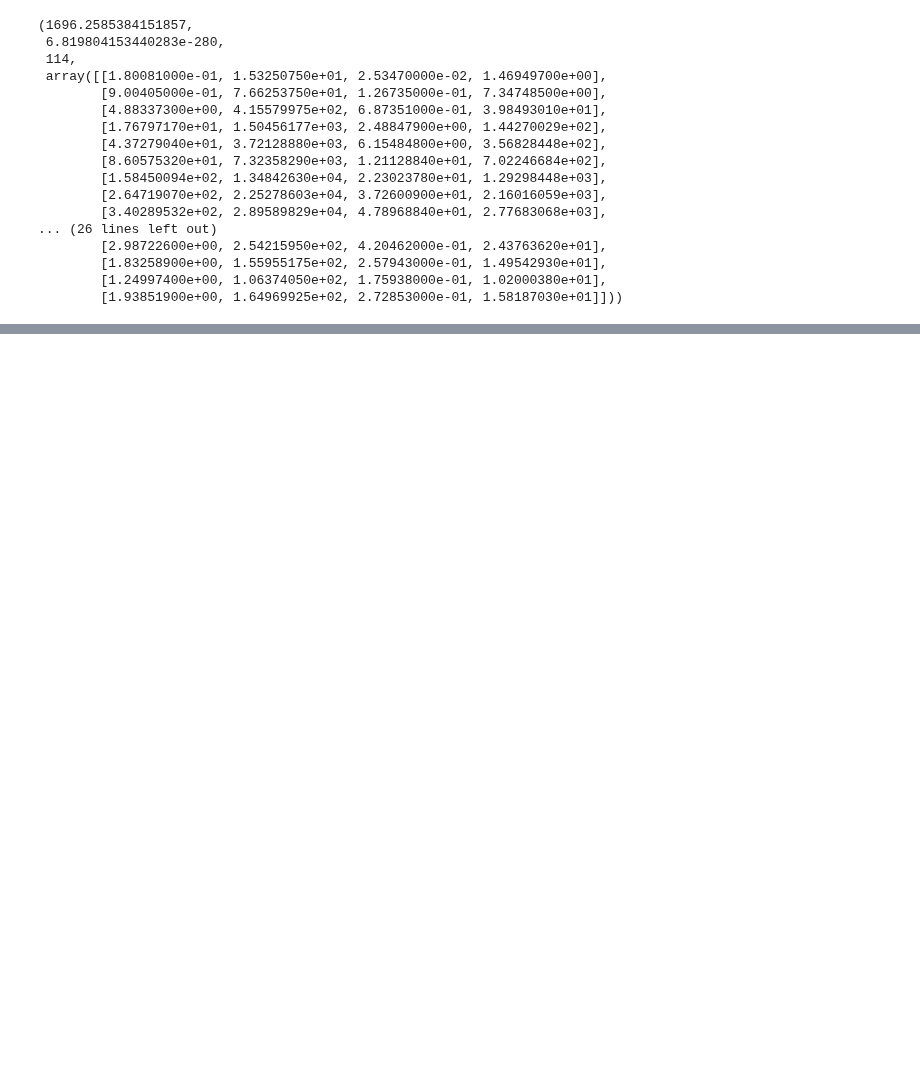
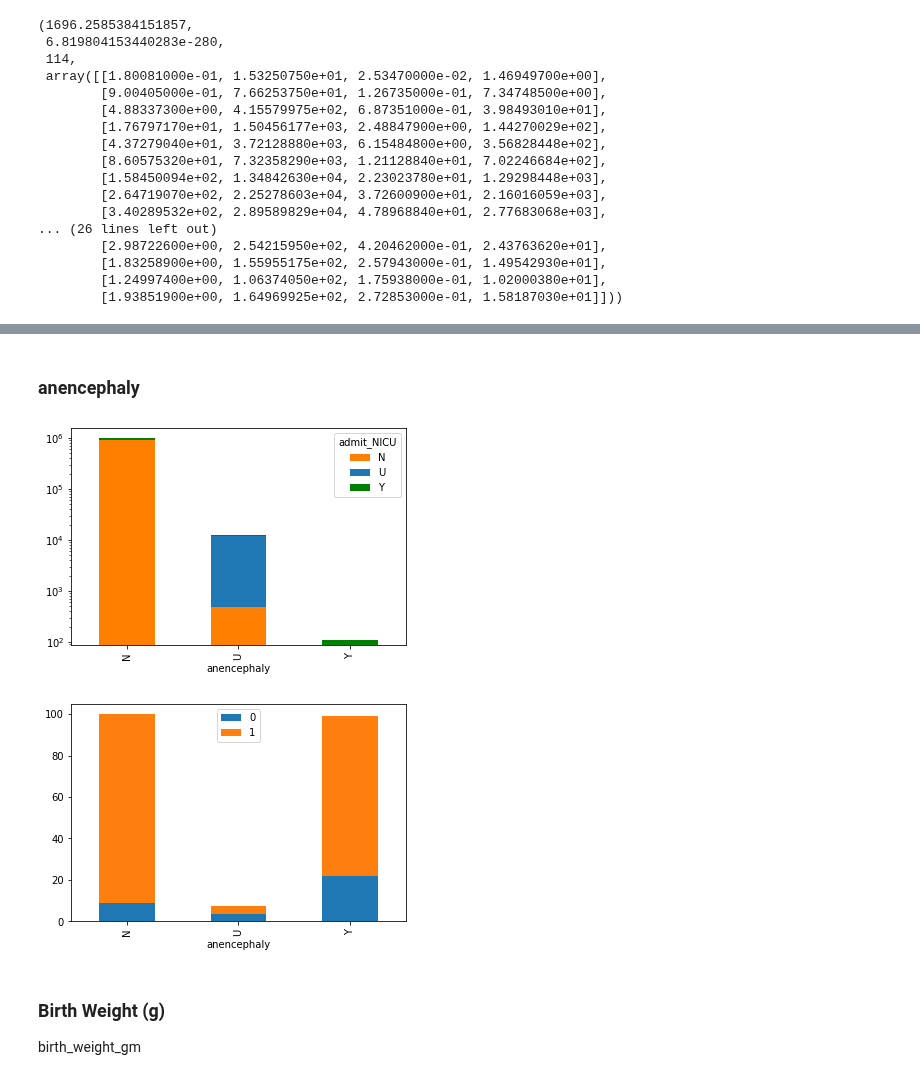
Before and after one commit to mkwasnica/CDC_capstone, a Jupyter notebook: notebooks/CHAssociation.ipynb, the cells around one changed output, grey strips where cells are left out. Cells and saved outputs as stored; diff of their text form; code cells hidden in the pictures; blank space fills up the shorter version.

```diff
--- a/notebooks/CHAssociation.ipynb
+++ b/notebooks/CHAssociation.ipynb
@@ -40,0 +69,13 @@ TypeError: unsupported operand type(s) for -: 'float' and 'str'
+# %% [markdown]
+### anencephaly
+# %%
+anc_plt = totDF.groupby(['anencephaly'])['admit_NICU'].value_counts().unstack()
+anc_plt.plot(kind = 'bar', stacked = True,logy=True, color = ['#ff7f00','#1f77b4','green'])
+pct_bplot(totDF,'anencephaly')
+# %% [output]
+[figure, added]
+[figure, added]
+# %% [markdown]
+### Birth Weight (g)
+
+birth_weight_gm
```
Also changed, not shown: parts of 29 cells of this notebook, 2 other files.
